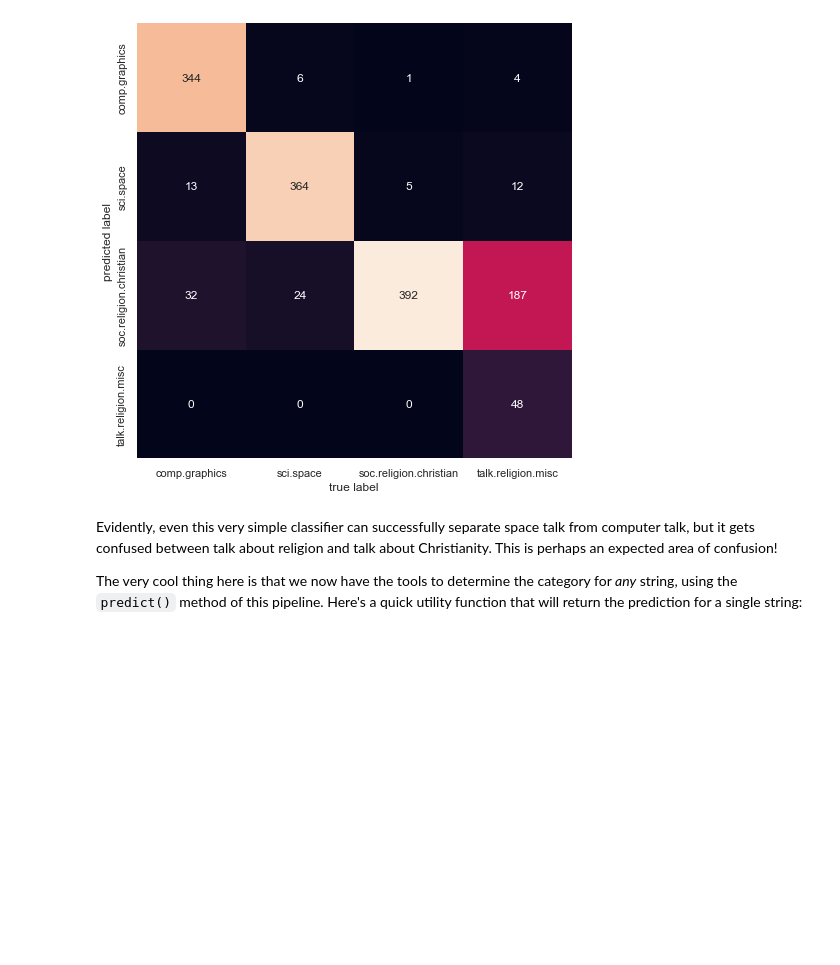
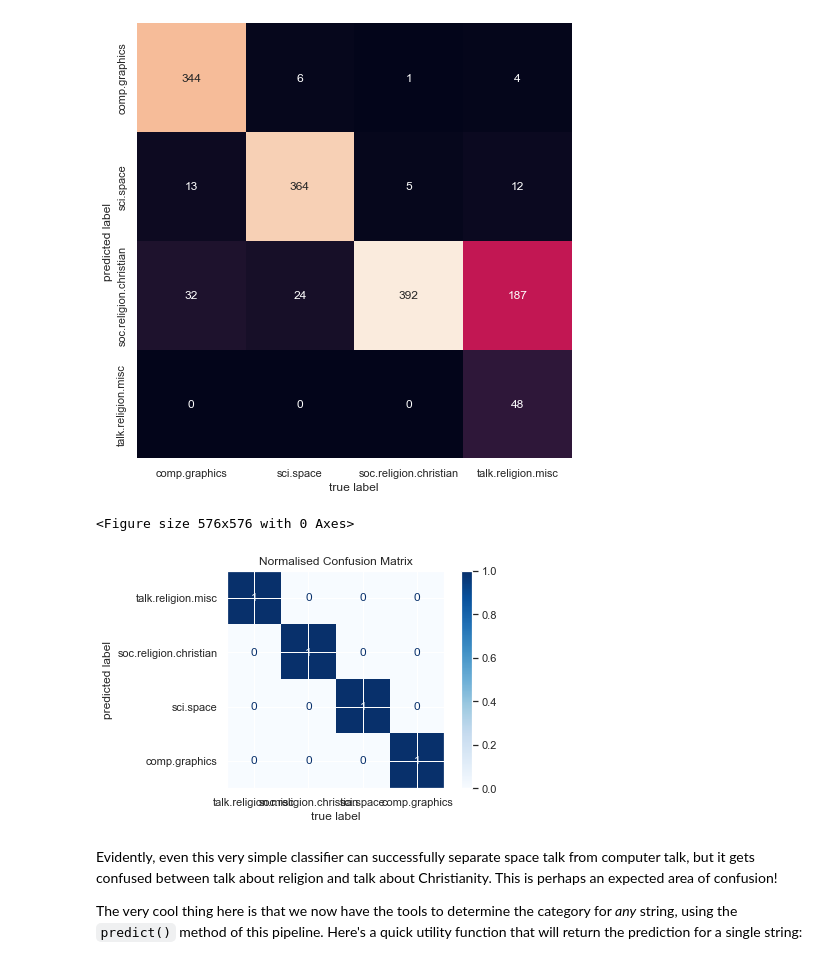
Before and after one commit to NicoGalvarino/astrobiology_belgrade, a Jupyter notebook: Naive_Bayes_Tutorial/Naive_Bayes_tutorial.ipynb, the cells around one changed output. Drawn from its saved outputs; the diff is of its cells as text; code cells hidden in the pictures; blank space fills up the shorter version.

Commit message:
Include normalised confusion matrix

```diff
--- a/Naive_Bayes_Tutorial/Naive_Bayes_tutorial.ipynb
+++ b/Naive_Bayes_Tutorial/Naive_Bayes_tutorial.ipynb
@@ -327,5 +329,21 @@ plt.ylabel('predicted label');
 # %% [output]
 [figure]
+# %%
+plt.figure(figsize=(8, 8))
+
+disp = ConfusionMatrixDisplay.from_estimator(model, test.data, labels, display_labels=categories,
+                                             cmap=plt.cm.Blues,
+                                             normalize='true')
+
+disp.ax_.set_title('Normalised Confusion Matrix')
+
+plt.xlabel('true label')
+plt.ylabel('predicted label')
+
+plt.show();
+# %% [output]
+<Figure size 576x576 with 0 Axes>
+[figure, added]
 # %% [markdown]
 Evidently, even this very simple classifier can successfully separate space talk from computer talk, but it gets confused between talk about religion and talk about Christianity.
 This is perhaps an expected area of confusion!
```
Also changed, not shown: parts of 2 cells of this notebook.
